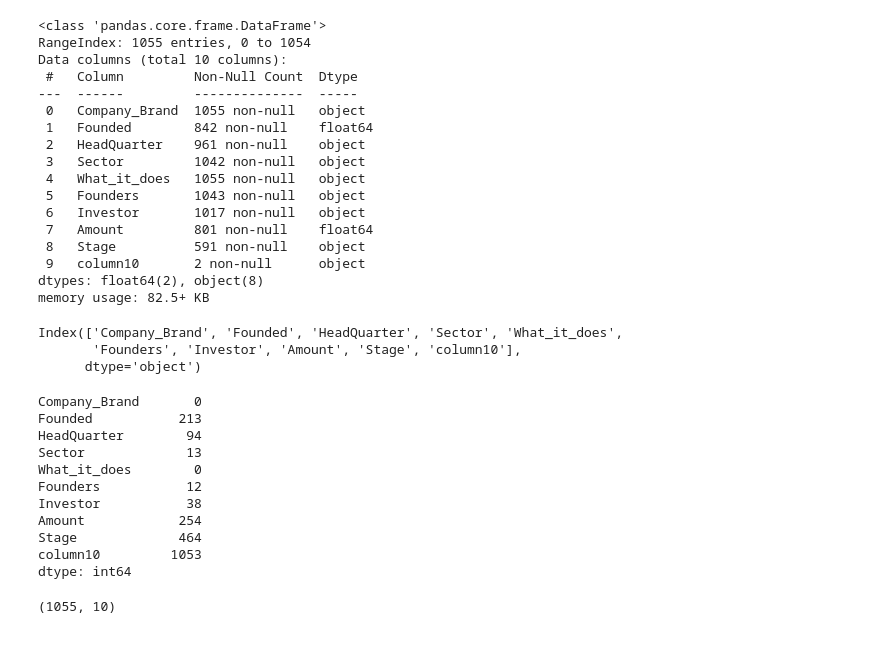
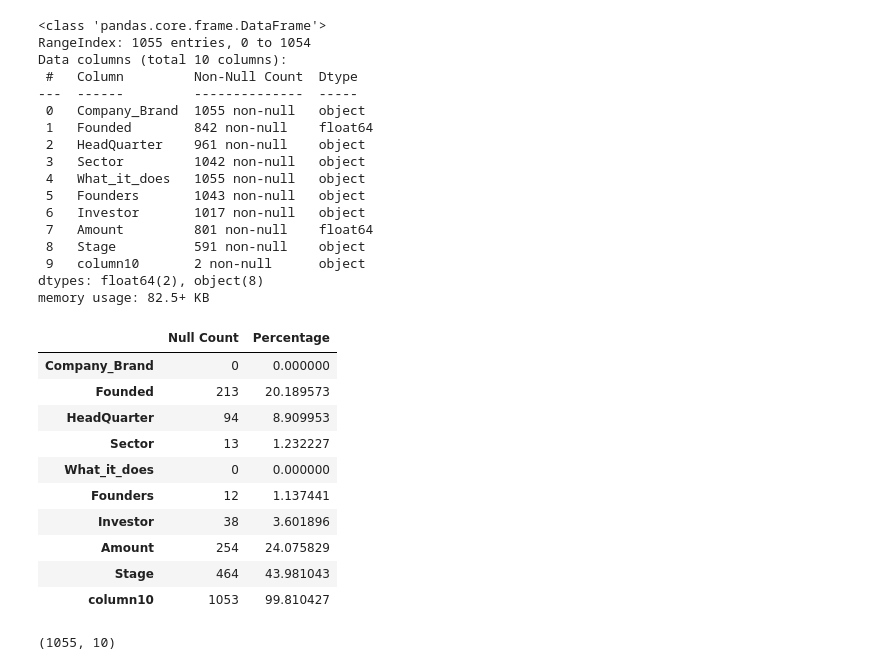
Before and after one commit to Njuraita/LP1-Indian-Startup-Ecosystem, a Jupyter notebook: Notebooks/LP1.ipynb, the cells around one changed output. Cells and saved outputs as stored; diff of their text form; code cells hidden in the pictures.

Commit message:
Re-clean 2020 data 1st dataset

```diff
--- a/Notebooks/LP1.ipynb
+++ b/Notebooks/LP1.ipynb
@@ -151,26 +151,20 @@ Data columns (total 10 columns):
  9   column10       2 non-null      object
 dtypes: float64(2), object(8)
 memory usage: 82.5+ KB
-# %%
-data.columns
-# %% [output]
-Index(['Company_Brand', 'Founded', 'HeadQuarter', 'Sector', 'What_it_does',
-       'Founders', 'Investor', 'Amount', 'Stage', 'column10'],
-      dtype='object')
-# %%
-data.isnull().sum()
-# %% [output]
-Company_Brand       0
-Founded           213
-HeadQuarter        94
-Sector             13
-What_it_does        0
-Founders           12
-Investor           38
-Amount            254
-Stage             464
-column10         1053
-dtype: int64
+# %%
+data.isnull().sum().to_frame('Null Count').assign(Percentage=lambda x: (x['Null Count'] / len(data)) * 100)
+# %% [output]
+|  | Null Count | Percentage |
+| Company_Brand | 0 | 0.000000 |
+| Founded | 213 | 20.189573 |
+| HeadQuarter | 94 | 8.909953 |
+| Sector | 13 | 1.232227 |
+| What_it_does | 0 | 0.000000 |
+| Founders | 12 | 1.137441 |
+| Investor | 38 | 3.601896 |
+| Amount | 254 | 24.075829 |
+| Stage | 464 | 43.981043 |
+| column10 | 1053 | 99.810427 |
 # %%
 data.shape
 # %% [output]
```
Also changed, not shown: parts of 69 cells of this notebook.
